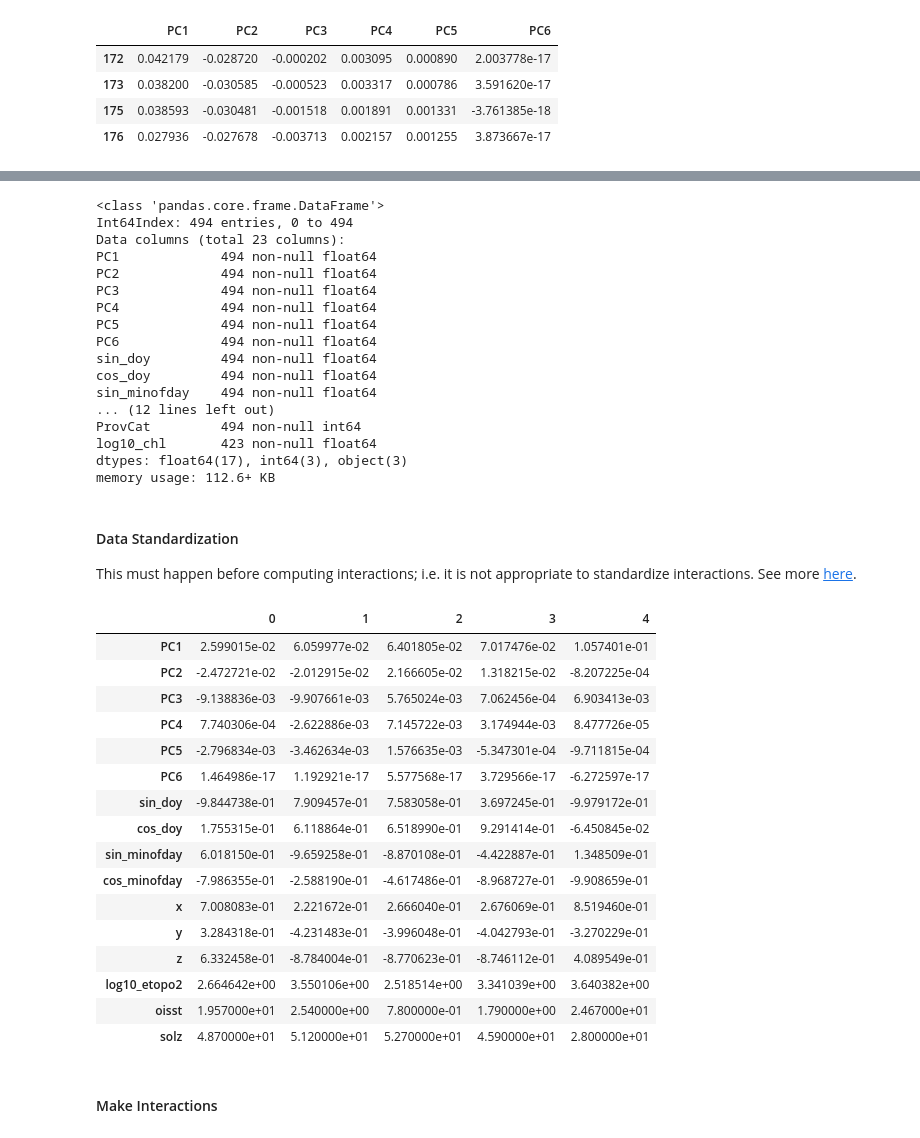
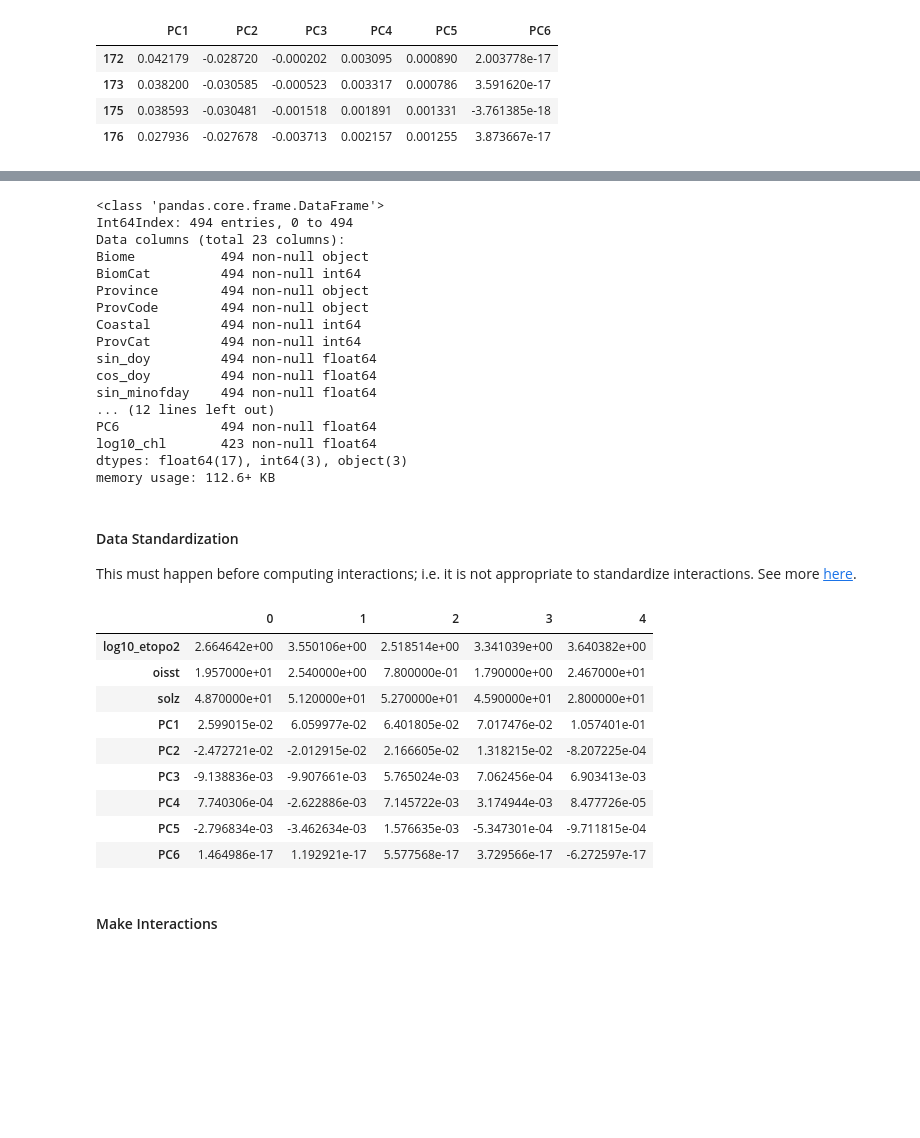
Before and after one commit to madHatter106/TOA_ML, a Jupyter notebook: TOA_ML_1_DataPrep_5c_Feature_Engineering.ipynb, the cells around one changed output, grey strips where cells are left out. Saved outputs shown, nothing was run; the diff lists cells and outputs as text; code cells hidden in the pictures; blank space fills up the shorter version.

```diff
--- a/TOA_ML_1_DataPrep_5c_Feature_Engineering.ipynb
+++ b/TOA_ML_1_DataPrep_5c_Feature_Engineering.ipynb
@@ -96,5 +130,5 @@ memory usage: 81.5+ KB
 # %%
-cols =['sin_doy', 'cos_doy', 'sin_minofday', 'cos_minofday', 'x', 'y', 'z',
-       'log10_etopo2', 'oisst', 'solz', 'Biome', 'BiomCat', 'Province', 'ProvCode',
-      'Coastal', 'ProvCat']
+cols =['Biome', 'BiomCat', 'Province', 'ProvCode', 'Coastal', 'ProvCat',
+       'sin_doy', 'cos_doy', 'sin_minofday', 'cos_minofday', 'x', 'y', 'z',
+       'log10_etopo2', 'oisst', 'solz' ]
 df_features = df_chl[cols]
@@ -126,7 +161,7 @@ df_pca.dropna().loc[172:176]
 | 175 | 0.038593 | -0.030481 | -0.001518 | 0.001891 | 0.001331 | -3.761385e-18 |
 | 176 | 0.027936 | -0.027678 | -0.003713 | 0.002157 | 0.001255 | 3.873667e-17 |
 # %%
-df_features = pd.merge(df_pca.dropna(), df_features,
+df_features = pd.merge(df_features, df_pca.dropna(),
                        how='outer', left_index=True, right_index=True)
 # %%
 df_features.loc[172:176].T
@@ -176,17 +211,17 @@ df_.info()
 <class 'pandas.core.frame.DataFrame'>
 Int64Index: 494 entries, 0 to 494
 Data columns (total 23 columns):
-PC1             494 non-null float64
-PC2             494 non-null float64
-PC3             494 non-null float64
-PC4             494 non-null float64
-PC5             494 non-null float64
-PC6             494 non-null float64
+Biome           494 non-null object
+BiomCat         494 non-null int64
+Province        494 non-null object
+ProvCode        494 non-null object
+Coastal         494 non-null int64
+ProvCat         494 non-null int64
 sin_doy         494 non-null float64
 cos_doy         494 non-null float64
 sin_minofday    494 non-null float64
 ... (12 lines left out)
-ProvCat         494 non-null int64
+PC6             494 non-null float64
 log10_chl       423 non-null float64
 dtypes: float64(17), int64(3), object(3)
 memory usage: 112.6+ KB
@@ -200,23 +235,16 @@ This must happen before computing interactions; i.e. it is not appropriate to st
 x_scaler = StandardScaler()
 x_pca_scaler = StandardScaler()
 # %%
-df_.loc[:, :'solz'].head().T
+df_.loc[:, 'log10_etopo2':'PC6'].head().T
 # %% [output]
 |  | 0 | 1 | 2 | 3 | 4 |
+| log10_etopo2 | 2.664642e+00 | 3.550106e+00 | 2.518514e+00 | 3.341039e+00 | 3.640382e+00 |
+| oisst | 1.957000e+01 | 2.540000e+00 | 7.800000e-01 | 1.790000e+00 | 2.467000e+01 |
+| solz | 4.870000e+01 | 5.120000e+01 | 5.270000e+01 | 4.590000e+01 | 2.800000e+01 |
 | PC1 | 2.599015e-02 | 6.059977e-02 | 6.401805e-02 | 7.017476e-02 | 1.057401e-01 |
 | PC2 | -2.472721e-02 | -2.012915e-02 | 2.166605e-02 | 1.318215e-02 | -8.207225e-04 |
 | PC3 | -9.138836e-03 | -9.907661e-03 | 5.765024e-03 | 7.062456e-04 | 6.903413e-03 |
 | PC4 | 7.740306e-04 | -2.622886e-03 | 7.145722e-03 | 3.174944e-03 | 8.477726e-05 |
 | PC5 | -2.796834e-03 | -3.462634e-03 | 1.576635e-03 | -5.347301e-04 | -9.711815e-04 |
 | PC6 | 1.464986e-17 | 1.192921e-17 | 5.577568e-17 | 3.729566e-17 | -6.272597e-17 |
-| sin_doy | -9.844738e-01 | 7.909457e-01 | 7.583058e-01 | 3.697245e-01 | -9.979172e-01 |
-| cos_doy | 1.755315e-01 | 6.118864e-01 | 6.518990e-01 | 9.291414e-01 | -6.450845e-02 |
-| sin_minofday | 6.018150e-01 | -9.659258e-01 | -8.870108e-01 | -4.422887e-01 | 1.348509e-01 |
-| cos_minofday | -7.986355e-01 | -2.588190e-01 | -4.617486e-01 | -8.968727e-01 | -9.908659e-01 |
-| x | 7.008083e-01 | 2.221672e-01 | 2.666040e-01 | 2.676069e-01 | 8.519460e-01 |
-| y | 3.284318e-01 | -4.231483e-01 | -3.996048e-01 | -4.042793e-01 | -3.270229e-01 |
-| z | 6.332458e-01 | -8.784004e-01 | -8.770623e-01 | -8.746112e-01 | 4.089549e-01 |
-| log10_etopo2 | 2.664642e+00 | 3.550106e+00 | 2.518514e+00 | 3.341039e+00 | 3.640382e+00 |
-| oisst | 1.957000e+01 | 2.540000e+00 | 7.800000e-01 | 1.790000e+00 | 2.467000e+01 |
-| solz | 4.870000e+01 | 5.120000e+01 | 5.270000e+01 | 4.590000e+01 | 2.800000e+01 |
 # %%
```
Also changed, not shown: parts of 27 cells of this notebook.
